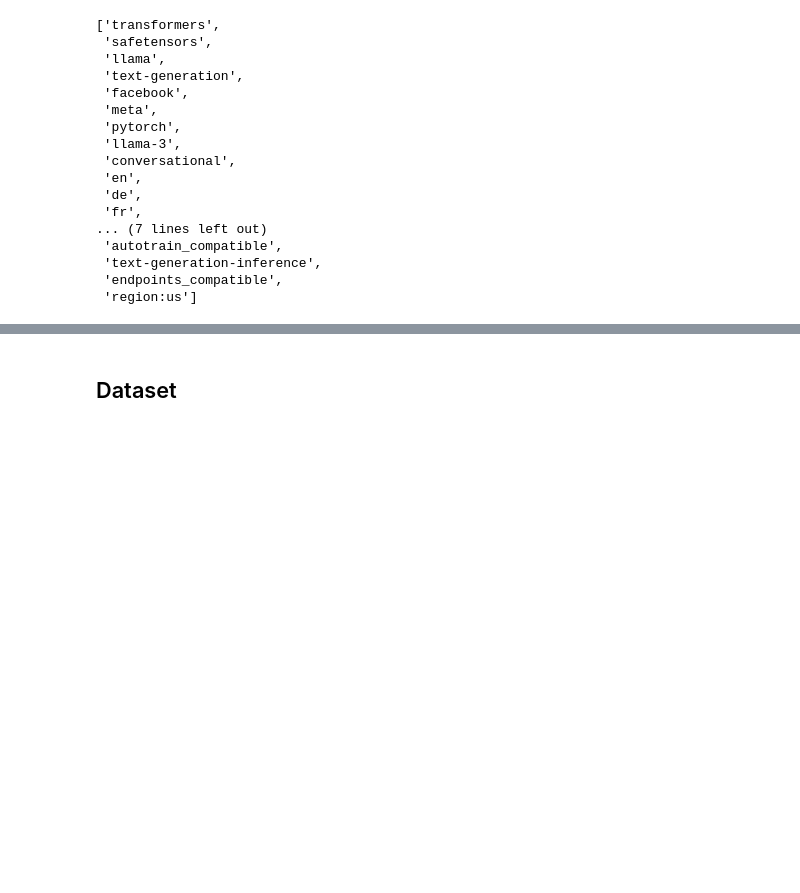
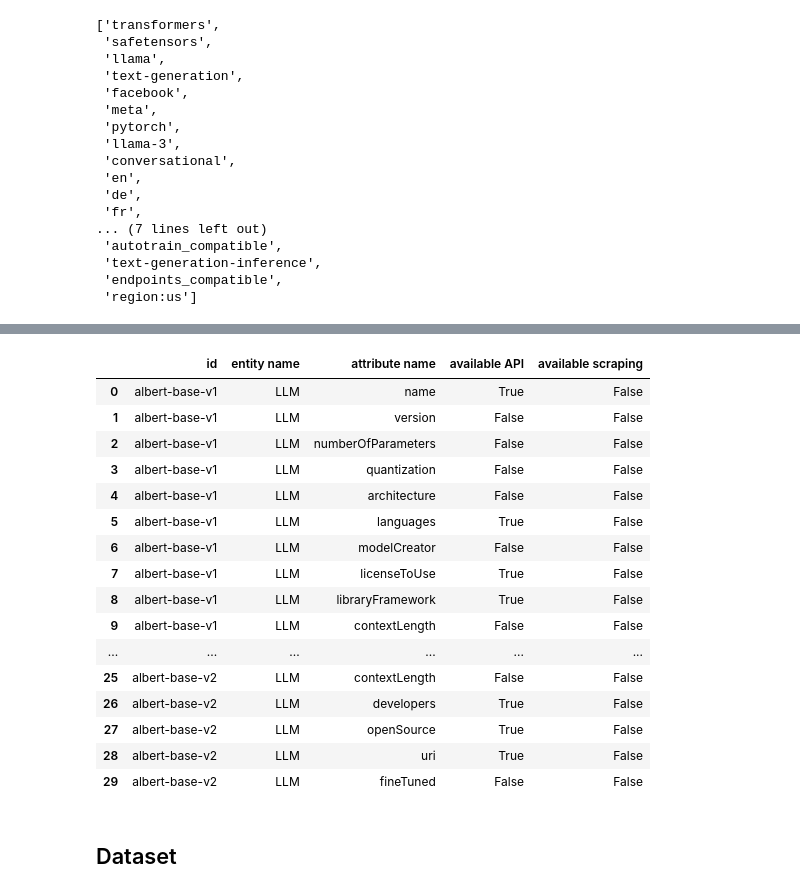
Before and after one commit to lorber13/chatIMPACT, a Jupyter notebook: data_analysis/information_availability.ipynb, the cells around one changed output, grey strips where cells are left out. Saved outputs shown, nothing was run; the diff lists cells and outputs as text; code cells hidden in the pictures; blank space fills up the shorter version.

Commit message:
LLMs availability statistics

```diff
--- a/data_analysis/information_availability.ipynb
+++ b/data_analysis/information_availability.ipynb
@@ -283,3 +286,17 @@ def models_statistics():
 	print(f'    Library: {library_count}')
 	print(f'    Fine-tuned: {finetuned_count}')
 	print(f'    Carbon emission: {carbon_emission_count}')
+
+	availability = pd.DataFrame(columns=['id', 'entity name', 'attribute name', 'available API', 'available scraping'])
+
+	llm_attributes = ['name', 'version', 'numberOfParameters', 'quantization', 'architecture', 'languages', 'modelCreator', 'licenseToUse', 'libraryFramework', 'contextLength', 'developers', 'openSource', 'uri', 'fineTuned', 'carbonEmission [CO2eq tons]', 'tokenizer']
+
+	for idx, item in enumerate(models_data_json):
+		model_name = item['name']
+		for attr in llm_attributes:
+			if item[attr] is not None:
+				availability = pd.concat([availability, pd.DataFrame([{'id': model_name, 'entity name': 'LLM', 'attribute name': attr, 'available API': True, 'available scraping': False}])], ignore_index=True) # all llm attributes we are able to extract come from API, no attribute is obtained by scraping
+			else:
+				availability = pd.concat([availability, pd.DataFrame([{'id': model_name, 'entity name': 'LLM', 'attribute name': attr, 'available API': False, 'available scraping': False}])], ignore_index=True)
+
+	return availability
@@ -308,0 +303,2 @@ Number of processed models: 1000
+# %%
+availability = models_statistics()
@@ -309,3 +314,23 @@ Number of processed models: 1000
+# %%
+availability.head(30)
+# %% [output]
+|  | id | entity name | attribute name | available API | available scraping |
+| 0 | albert-base-v1 | LLM | name | True | False |
+| 1 | albert-base-v1 | LLM | version | False | False |
+| 2 | albert-base-v1 | LLM | numberOfParameters | False | False |
+| 3 | albert-base-v1 | LLM | quantization | False | False |
+| 4 | albert-base-v1 | LLM | architecture | False | False |
+| 5 | albert-base-v1 | LLM | languages | True | False |
+| 6 | albert-base-v1 | LLM | modelCreator | False | False |
+| 7 | albert-base-v1 | LLM | licenseToUse | True | False |
+| 8 | albert-base-v1 | LLM | libraryFramework | True | False |
+| 9 | albert-base-v1 | LLM | contextLength | False | False |
+| ... | ... | ... | ... | ... | ... |
+| 25 | albert-base-v2 | LLM | contextLength | False | False |
+| 26 | albert-base-v2 | LLM | developers | True | False |
+| 27 | albert-base-v2 | LLM | openSource | True | False |
+| 28 | albert-base-v2 | LLM | uri | True | False |
+| 29 | albert-base-v2 | LLM | fineTuned | False | False |
 # %% [markdown]
 ## Dataset
 # %%
```
Also changed, not shown: parts of 8 cells of this notebook.
